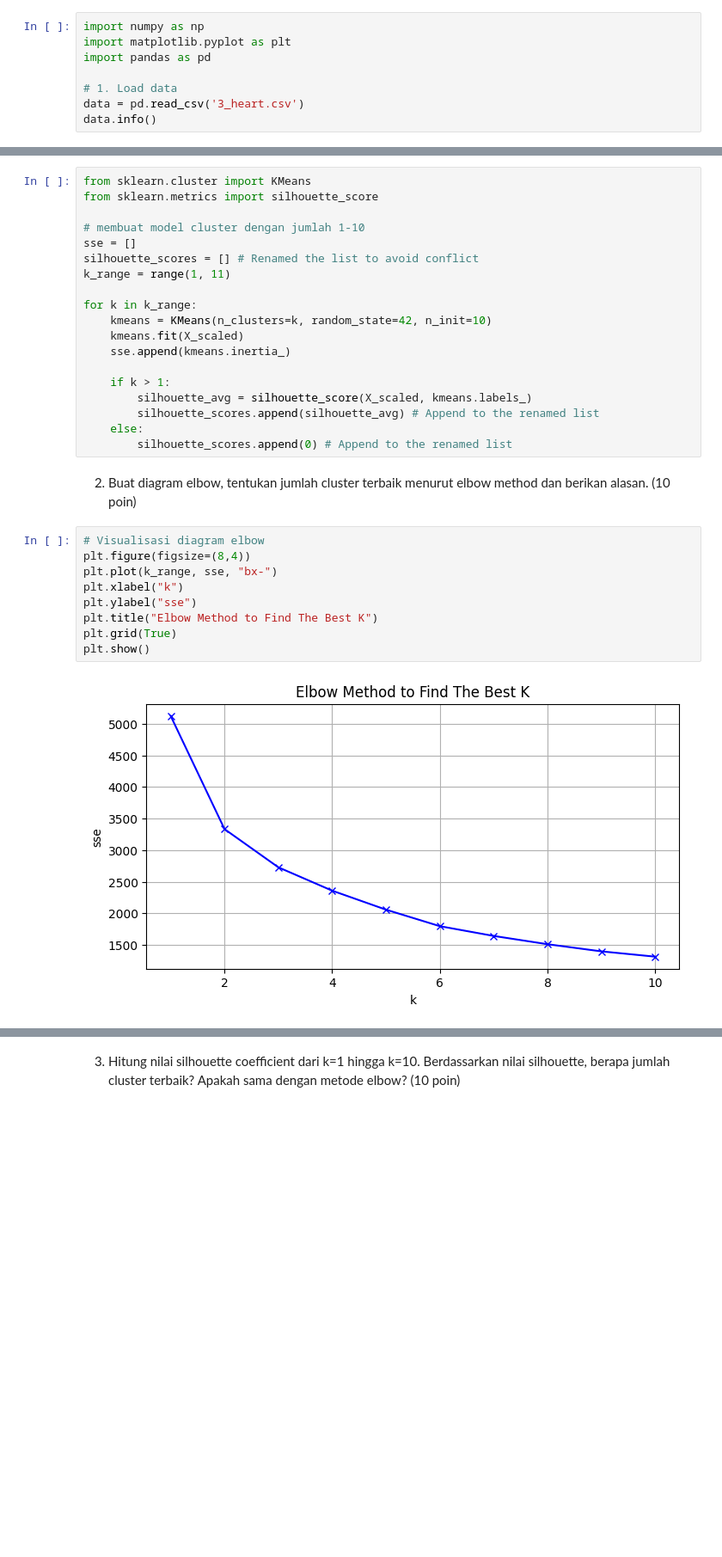
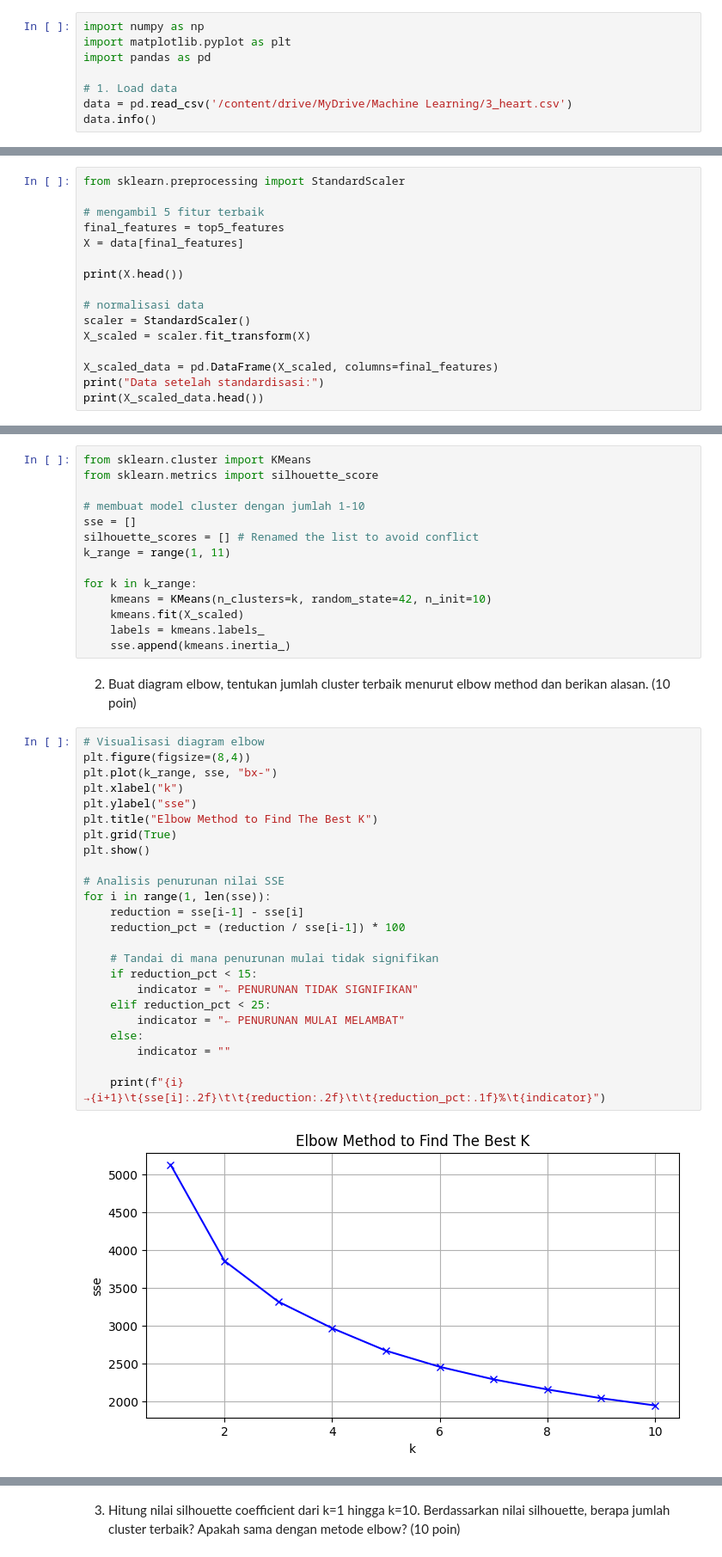
Before and after one commit to HanifFaishalH/MachineLearning, a Jupyter notebook: UTS_2341720116_Hanif_Faishal_Hilmi.ipynb, the cells around one changed output, grey strips where cells are left out. Shown: that part at 86% size. Cells and saved outputs as stored; diff of their text form; blank space fills up the shorter version.

```diff
--- a/UTS_2341720116_Hanif_Faishal_Hilmi.ipynb
+++ b/UTS_2341720116_Hanif_Faishal_Hilmi.ipynb
@@ -62,7 +67,7 @@ import matplotlib.pyplot as plt
 import pandas as pd
 
 # 1. Load data
-data = pd.read_csv('3_heart.csv')
+data = pd.read_csv('/content/drive/MyDrive/Machine Learning/3_heart.csv')
 data.info()
 # %% [output]
 <class 'pandas.core.frame.DataFrame'>
@@ -149,3 +174,19 @@ Caranya menentukan 5 variabel terbaik adalah dengan menghitung korelasi antara s
 3. Hitung nilai silhouette coefficient dari k=1 hingga k=10. Berdassarkan nilai silhouette, berapa jumlah cluster terbaik? Apakah sama dengan metode elbow? (10 poin)
 
 NB: Anda diperbolehkan untuk melakukan proses normalisasi/standardisasi sebelum pembuatan model clustering. Lakukan pengamatan terhadap hasil clustering.
+# %%
+from sklearn.preprocessing import StandardScaler
+
+# mengambil 5 fitur terbaik
+final_features = top5_features
+X = data[final_features]
+
+print(X.head())
+
+# normalisasi data
+scaler = StandardScaler()
+X_scaled = scaler.fit_transform(X)
+
+X_scaled_data = pd.DataFrame(X_scaled, columns=final_features)
+print("Data setelah standardisasi:")
+print(X_scaled_data.head())
@@ -193,23 +218,33 @@ k_range = range(1, 11)
 for k in k_range:
     kmeans = KMeans(n_clusters=k, random_state=42, n_init=10)
     kmeans.fit(X_scaled)
+    labels = kmeans.labels_
     sse.append(kmeans.inertia_)
-
-    if k > 1:
-        silhouette_avg = silhouette_score(X_scaled, kmeans.labels_)
-        silhouette_scores.append(silhouette_avg) # Append to the renamed list
-    else:
-        silhouette_scores.append(0) # Append to the renamed list
 # %% [markdown]
 2. Buat diagram elbow, tentukan jumlah cluster terbaik menurut elbow method dan berikan alasan. (10 poin)
 # %%
 # Visualisasi diagram elbow
 plt.figure(figsize=(8,4))
 plt.plot(k_range, sse, "bx-")
 plt.xlabel("k")
 plt.ylabel("sse")
 plt.title("Elbow Method to Find The Best K")
 plt.grid(True)
 plt.show()
+
+# Analisis penurunan nilai SSE
+for i in range(1, len(sse)):
+    reduction = sse[i-1] - sse[i]
+    reduction_pct = (reduction / sse[i-1]) * 100
+
+    # Tandai di mana penurunan mulai tidak signifikan
+    if reduction_pct < 15:
+        indicator = "← PENURUNAN TIDAK SIGNIFIKAN"
+    elif reduction_pct < 25:
+        indicator = "← PENURUNAN MULAI MELAMBAT"
+    else:
+        indicator = ""
+
+    print(f"{i}→{i+1}\t{sse[i]:.2f}\t\t{reduction:.2f}\t\t{reduction_pct:.1f}%\t{indicator}")
 # %% [output]
-[figure, old version]
+[figure, new version]
```
Also changed, not shown: parts of 27 cells of this notebook.
